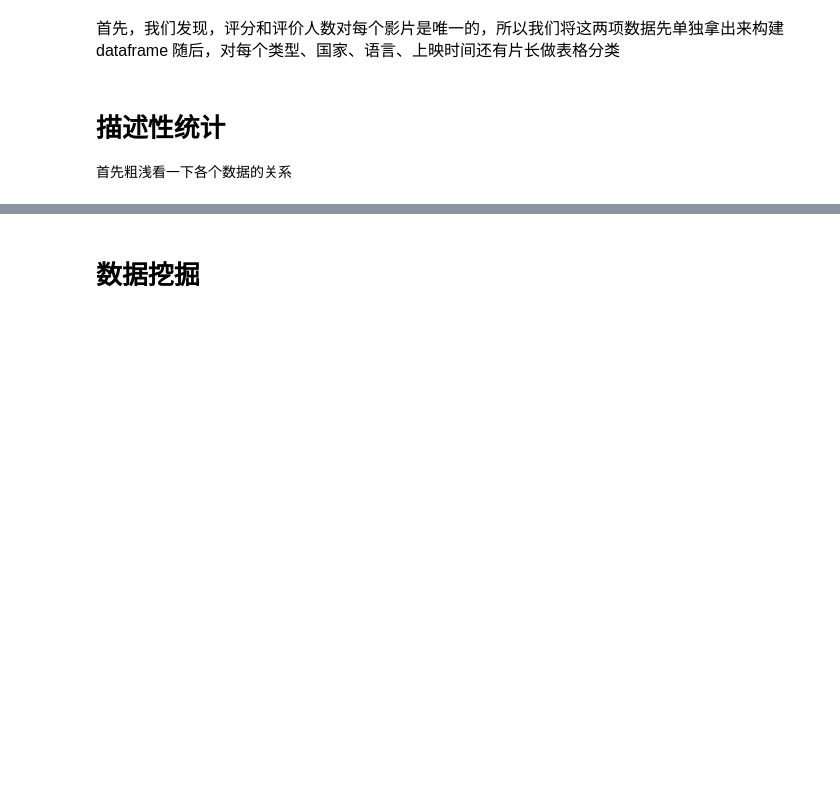
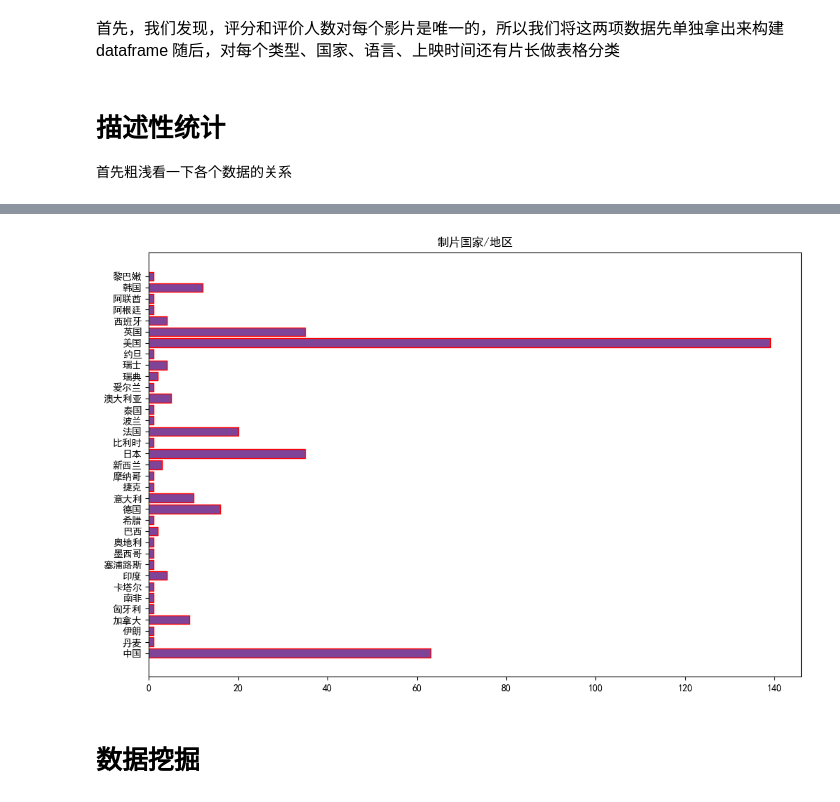
Before and after one commit to CiscoXY/Class-CS1507.01, a Jupyter notebook: FirstExp/Analysis.ipynb, the cells around one changed output, grey strips where cells are left out. Saved outputs shown, nothing was run; the diff lists cells and outputs as text; code cells hidden in the pictures; blank space fills up the shorter version.

```diff
--- a/FirstExp/Analysis.ipynb
+++ b/FirstExp/Analysis.ipynb
@@ -49,14 +50,14 @@ for rank , film in enumerate(original_data):
         index += 1
 # %%
 index = 0
-df_countries = pd.DataFrame(columns = ['排名' , '片名' , '国家' ])
+df_countries_areas = pd.DataFrame(columns = ['排名' , '片名' , '国家与地区' ])
 for rank , film in enumerate(original_data):
     for area in film['制片国家/地区']:
         if '大陆' in area or '香港' in area or '台湾' in area:
             area = '中国'
         if '戛纳' in area:
             area = '法国'
-        df_countries.loc[index] = [float(rank + 1) , film['片名'] , area]
+        df_countries_areas.loc[index] = [float(rank + 1) , film['片名'] , area]
         index += 1
 # %%
 index = 0
@@ -104,3 +118,15 @@ plt.show()
+# %%
+areas = list(np.unique(df_countries_areas.loc[: , '国家与地区']))
+areas_frequency = np.zeros(len(areas))
+for i in df_countries_areas.loc[: , '国家与地区']:
+    areas_frequency[areas.index(i)] += 1
+
+fig  , axes = plt.subplots( figsize=(12,8) , dpi = 100)
+axes.barh(areas,areas_frequency , color = '#7f4498' , edgecolor = 'red')
+axes.set_title('制片国家/地区')
+plt.show()
+# %% [output]
+[figure, added]
 # %% [markdown]
 # 数据挖掘
 # %% [markdown]
```
Also changed, not shown: parts of 7 cells of this notebook, 3 other files.
